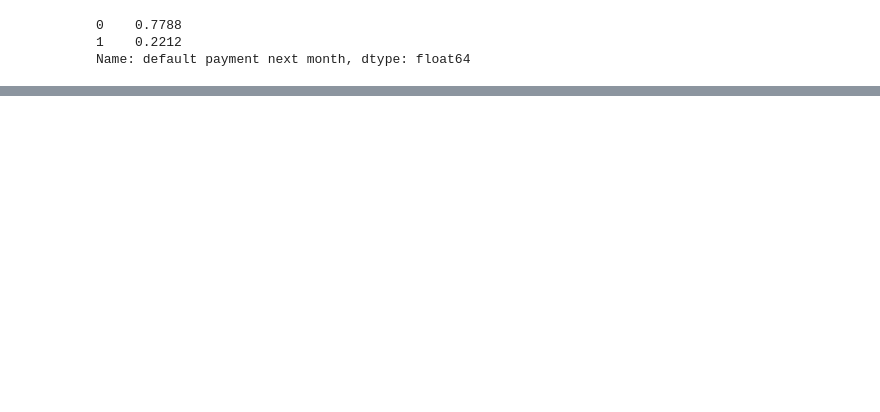
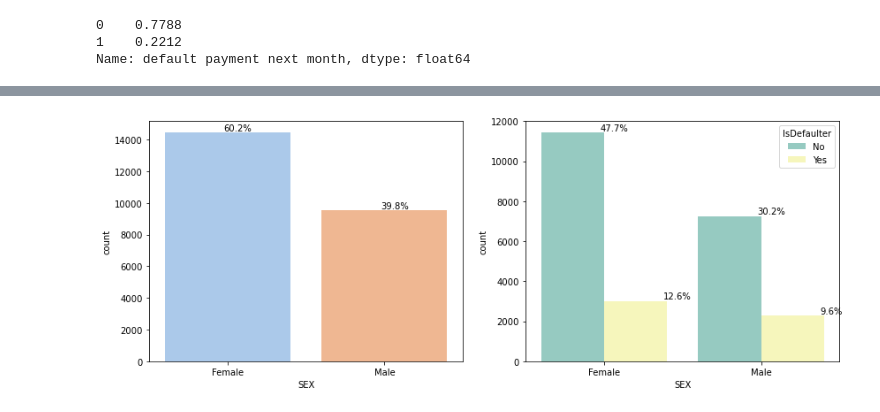
Before and after one commit to aparnatejaswini/Credit_Card_Defaulter_Prediction, a Jupyter notebook: EDA.ipynb, the cells around one changed output, grey strips where cells are left out. Saved outputs shown, nothing was run; the diff lists cells and outputs as text; code cells hidden in the pictures; blank space fills up the shorter version.

```diff
--- a/EDA.ipynb
+++ b/EDA.ipynb
@@ -22,0 +278,16 @@ Name: default payment next month, dtype: float64
+# %%
+
+fig = plt.figure(figsize=(14, 5))
+ax0 = fig.add_subplot(121)
+sns.countplot(x="SEX", data= df_train, palette='pastel', ax=ax0)
+for p, label in zip(ax0.patches, ax0_plabel ):
+    ax0.annotate(label, (p.get_x()+0.375, p.get_height()+100))
+
+
+ax1 = fig.add_subplot(122)
+sns.countplot(x='SEX', hue='IsDefaulter', data=df_train, palette='Set3', ax=ax1)
+for p, label in zip(ax1.patches, ax1_plabel):
+    ax1.annotate(label, (p.get_x()+0.375, p.get_height()+100))
+plt.show()
+# %% [output]
+[figure, added]
```
Also changed, not shown: parts of 43 cells of this notebook, 12 other files.
